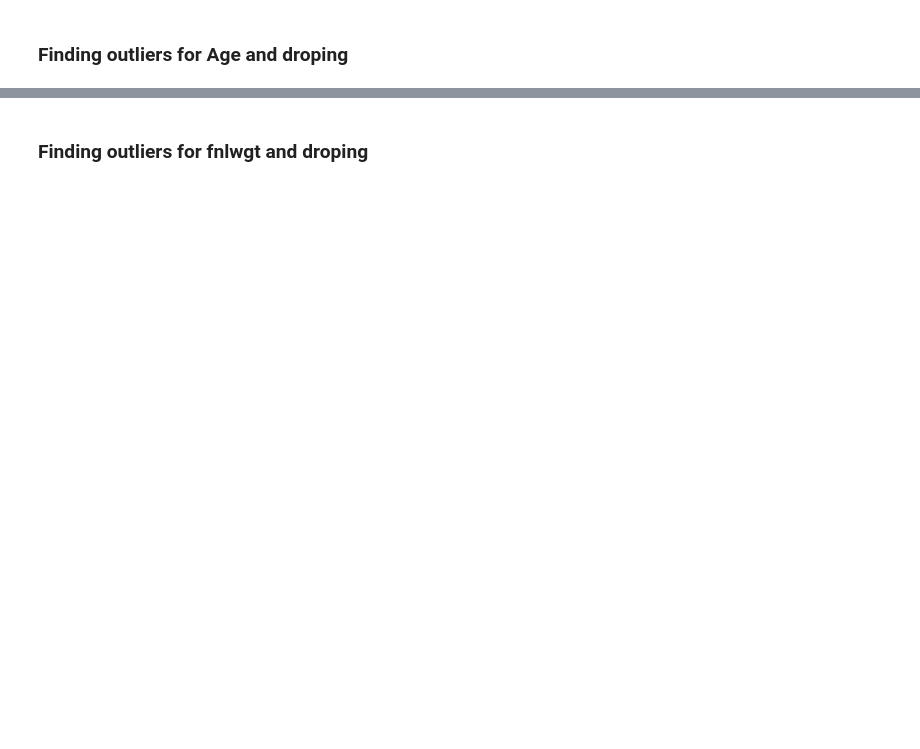
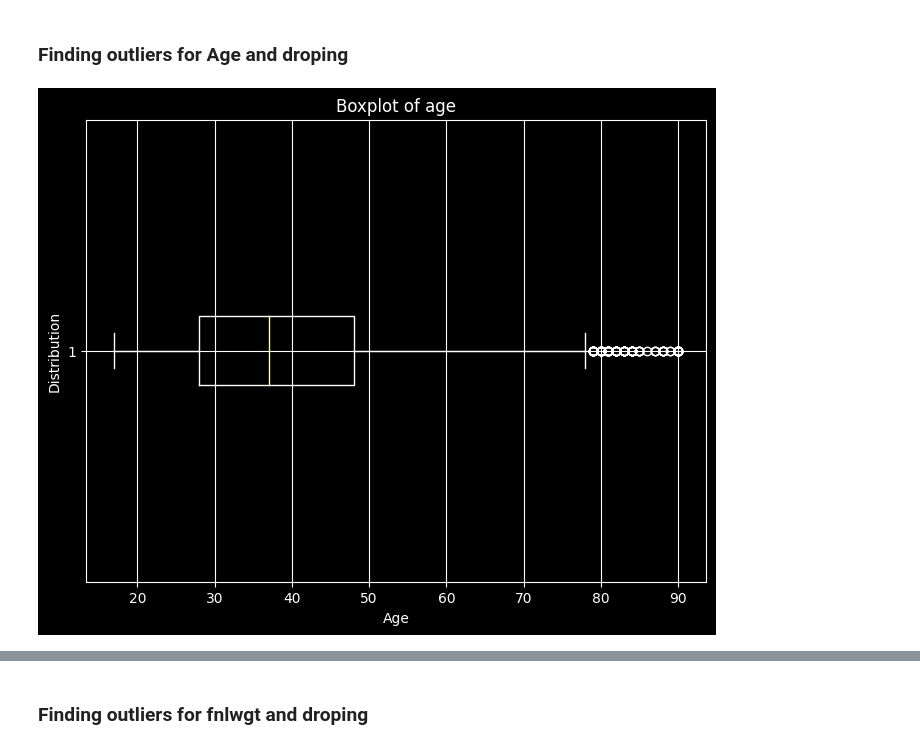
Before and after one commit to Lafri-13/Adult-Census-Income-Classification, a Jupyter notebook: CM2604_ML_CW.ipynb, the cells around one changed output, grey strips where cells are left out. Cells and saved outputs as stored; diff of their text form; code cells hidden in the pictures; blank space fills up the shorter version.

```diff
--- a/CM2604_ML_CW.ipynb
+++ b/CM2604_ML_CW.ipynb
@@ -353,5 +360,15 @@ X_data.shape
 # %% [markdown]
 ### Finding outliers for Age and droping
+# %%
+plt.figure(figsize=(8, 6))
+plt.boxplot(X_data['age'], vert=False)
+plt.title('Boxplot of age')
+plt.xlabel('Age')
+plt.ylabel('Distribution')
+plt.grid(True)
+plt.show()
+# %% [output]
+[figure, added]
 # %%
 # Detect outliers in the 'column_name' column
 outliers_age = detect_outliers_iqr(X_data, 'age')
```
Also changed, not shown: parts of 42 cells of this notebook.
